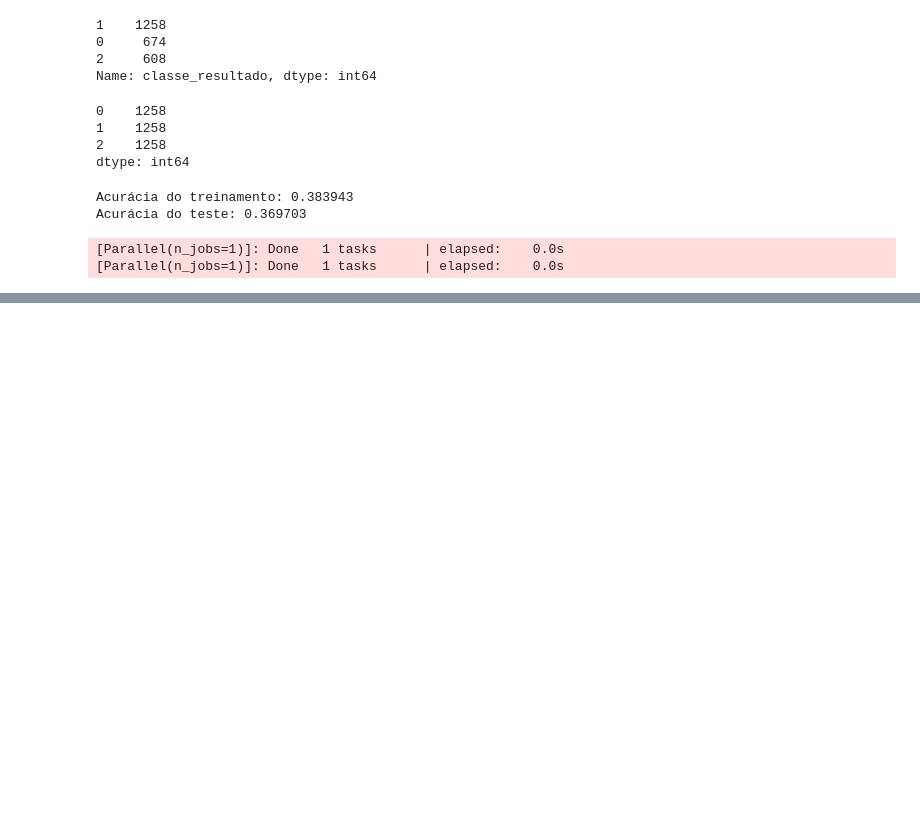
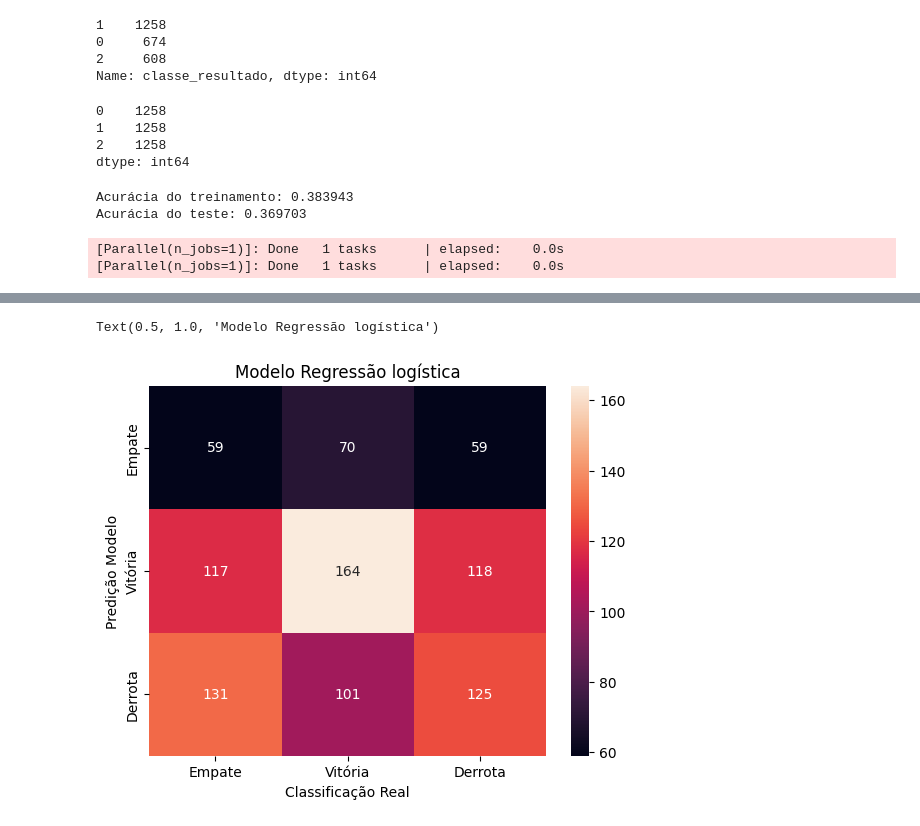
Before and after one commit to paulopetrillo/PROJETO_IFMA_SOFTEX, a Jupyter notebook: Multinomial_Logistic_Regression.ipynb, the cells around one changed output, grey strips where cells are left out. Cells and saved outputs as stored; diff of their text form; code cells hidden in the pictures; blank space fills up the shorter version.

Commit message:
Versão com matriz de confusão completa.

```diff
--- a/Multinomial_Logistic_Regression.ipynb
+++ b/Multinomial_Logistic_Regression.ipynb
@@ -265,0 +298,7 @@ grid_search = GridSearchCV(lg, parameter_space, cv=5, scoring='accuracy')
+# %%
+# Treinamento do modelo
+gs_lr = gs_lr.fit(X_train_bal, y_train_bal)
+
+# Imprime Acurácia do modelo
+print("Acurácia do treinamento: %f" % gs_lr.score(X_resampled, y_resampled))
+print("Acurácia do teste: %f" % gs_lr.score(X_test_bal, y_test_bal))
@@ -266,7 +310,4 @@ grid_search = GridSearchCV(lg, parameter_space, cv=5, scoring='accuracy')
 # %%
 # Treinar o modelo usando a busca em grade
-gs_lr = grid_search.fit(X_train_bal, y_train_bal)
-
-# Obter os melhores parâmetros encontrados
-print('Best parameters found:\n', gs_lr.best_params_)
+gs_lr_b = grid_search.fit(X_train_bal, y_train_bal)
 # %% [output]
@@ -321,0 +351,8 @@ Acurácia do modelo otimizado: 0.52
+# %%
+# Salva o modelo (multinomial logistic regression)
+with open('gslr.pkl', 'wb') as f:
+    pickle.dump(gs_lr, f)
+
+# Carregue o modelo
+with open('gslr.pkl', 'rb') as f:
+    gslr_loaded = pickle.load(f)
@@ -338,0 +381,14 @@ NameError: name 'GridSearchCV' is not defined
+# %%
+#imprimir a Matriz de Confusão para Regressão Logística com parametros otimizados.
+y_pred_model_otm_2 = gslr_loaded.predict(X_test_bal)
+
+gslr_cm = metrics.confusion_matrix(y_pred_model_otm_2, y_test_bal)
+
+sns.heatmap(gslr_cm, annot=True, fmt='.0f', xticklabels = ["Empate", "Vitória", "Derrota"] , yticklabels = ["Empate", "Vitória", "Derrota"] )
+
+plt.ylabel('Predição Modelo')
+plt.xlabel('Classificação Real')
+plt.title('Modelo Regressão logística')
+# %% [output]
+Text(0.5, 1.0, 'Modelo Regressão logística')
+[figure, added]
```
Also changed, not shown: parts of 26 cells of this notebook.
